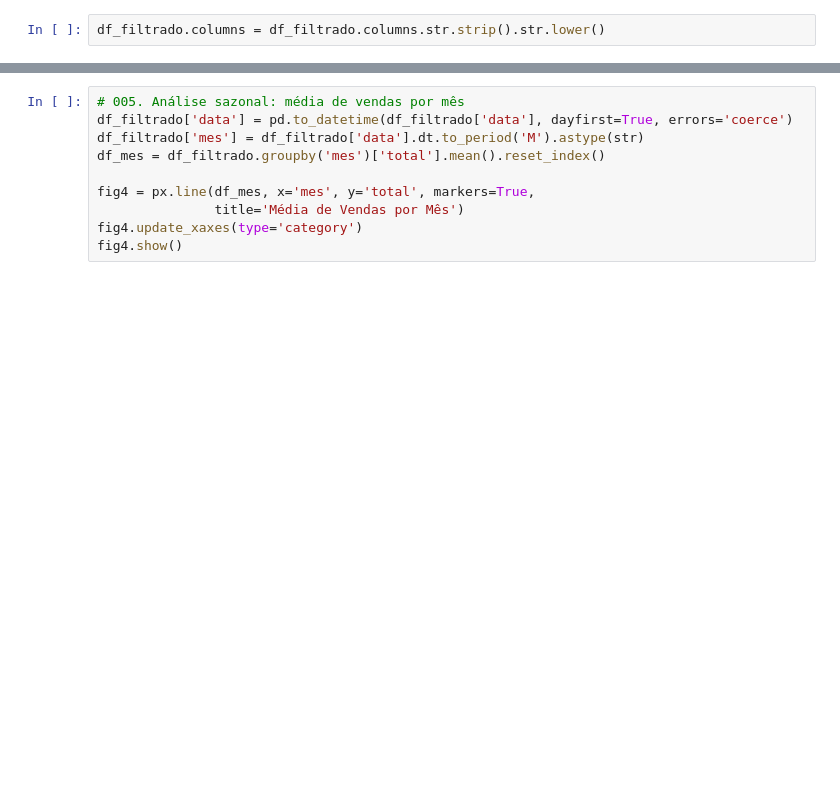
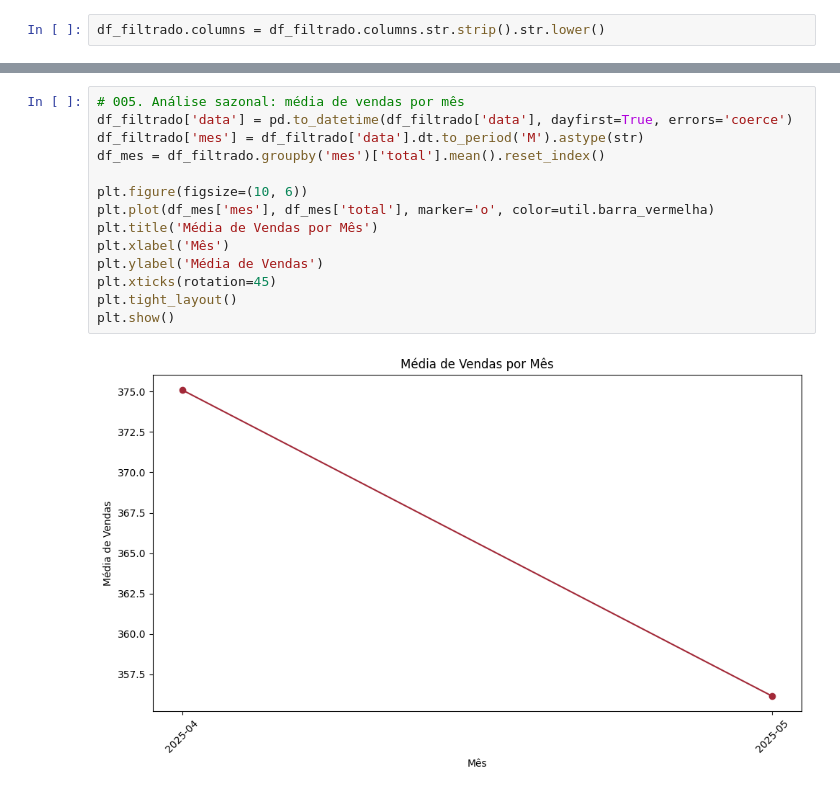
Before and after one commit to rafa-trindade/dashboard-elisaagro, a Jupyter notebook: notebooks/eda.ipynb, the cells around one changed output, grey strips where cells are left out. Drawn from its saved outputs; the diff is of its cells as text; blank space fills up the shorter version.

```diff
--- a/notebooks/eda.ipynb
+++ b/notebooks/eda.ipynb
@@ -120,13 +159,19 @@ fig3.show()
 # %%
 # 005. Análise sazonal: média de vendas por mês
 df_filtrado['data'] = pd.to_datetime(df_filtrado['data'], dayfirst=True, errors='coerce')
 df_filtrado['mes'] = df_filtrado['data'].dt.to_period('M').astype(str)
 df_mes = df_filtrado.groupby('mes')['total'].mean().reset_index()
 
-fig4 = px.line(df_mes, x='mes', y='total', markers=True,
-               title='Média de Vendas por Mês')
-fig4.update_xaxes(type='category')
-fig4.show()
+plt.figure(figsize=(10, 6))
+plt.plot(df_mes['mes'], df_mes['total'], marker='o', color=util.barra_vermelha)
+plt.title('Média de Vendas por Mês')
+plt.xlabel('Mês')
+plt.ylabel('Média de Vendas')
+plt.xticks(rotation=45)
+plt.tight_layout()
+plt.show()
+# %% [output]
+[figure, added]
 # %%
 # 006. Análise percentual de participação das fazendas no total vendido
 df_total_faz = df_filtrado.groupby('fazenda')['total'].sum().reset_index()
```
Also changed, not shown: parts of 20 cells of this notebook, 1 other file.
